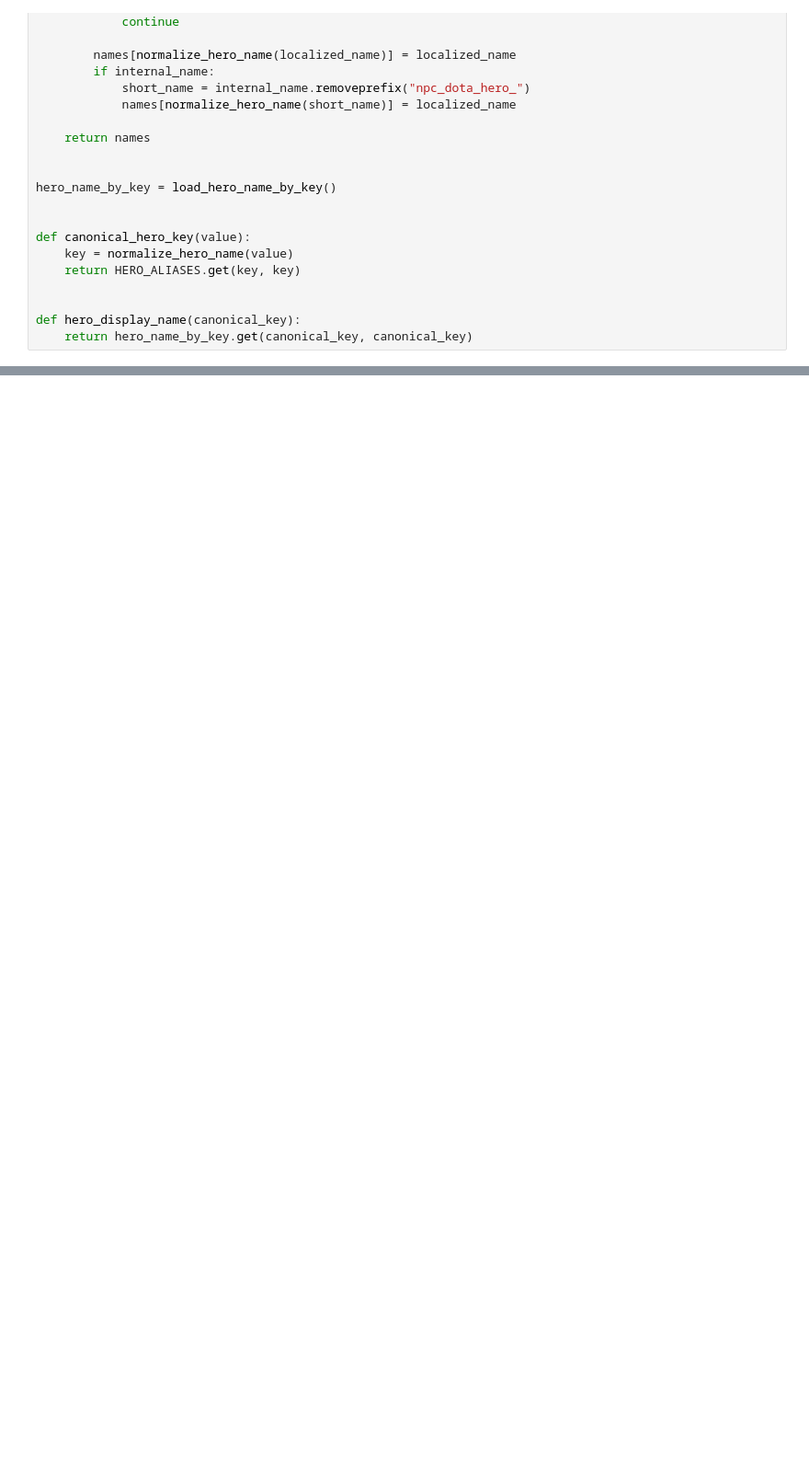
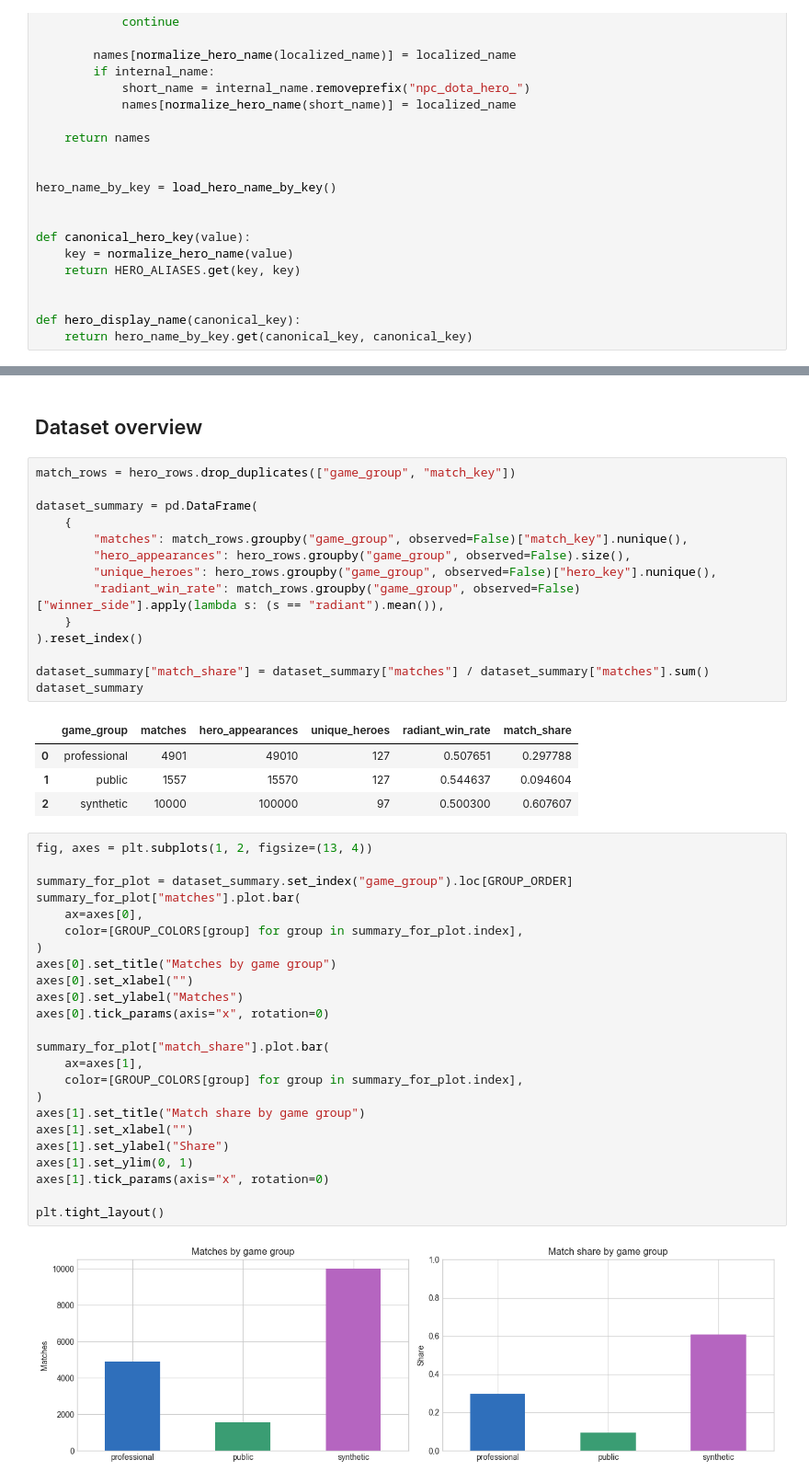
Before and after one commit to alwaysmeow/dota-predictor, a Jupyter notebook: notebooks/dataset_analysis.ipynb, the cells around one changed output, grey strips where cells are left out. Shown at 92% size. Drawn from its saved outputs; the diff is of its cells as text; blank space fills up the shorter version.

Commit message:
refactor: dataset analysis rework

```diff
--- a/notebooks/dataset_analysis.ipynb
+++ b/notebooks/dataset_analysis.ipynb
@@ -284,0 +103,47 @@ plt.tight_layout()
+# %% [markdown]
+## Dataset overview
+# %%
+match_rows = hero_rows.drop_duplicates(["game_group", "match_key"])
+
+dataset_summary = pd.DataFrame(
+    {
+        "matches": match_rows.groupby("game_group", observed=False)["match_key"].nunique(),
+        "hero_appearances": hero_rows.groupby("game_group", observed=False).size(),
+        "unique_heroes": hero_rows.groupby("game_group", observed=False)["hero_key"].nunique(),
+        "radiant_win_rate": match_rows.groupby("game_group", observed=False)["winner_side"].apply(lambda s: (s == "radiant").mean()),
+    }
+).reset_index()
+
+dataset_summary["match_share"] = dataset_summary["matches"] / dataset_summary["matches"].sum()
+dataset_summary
+# %% [output]
+|  | game_group | matches | hero_appearances | unique_heroes | radiant_win_rate | match_share |
+| 0 | professional | 4901 | 49010 | 127 | 0.507651 | 0.297788 |
+| 1 | public | 1557 | 15570 | 127 | 0.544637 | 0.094604 |
+| 2 | synthetic | 10000 | 100000 | 97 | 0.500300 | 0.607607 |
+# %%
+fig, axes = plt.subplots(1, 2, figsize=(13, 4))
+
+summary_for_plot = dataset_summary.set_index("game_group").loc[GROUP_ORDER]
+summary_for_plot["matches"].plot.bar(
+    ax=axes[0],
+    color=[GROUP_COLORS[group] for group in summary_for_plot.index],
+)
+axes[0].set_title("Matches by game group")
+axes[0].set_xlabel("")
+axes[0].set_ylabel("Matches")
+axes[0].tick_params(axis="x", rotation=0)
+
+summary_for_plot["match_share"].plot.bar(
+    ax=axes[1],
+    color=[GROUP_COLORS[group] for group in summary_for_plot.index],
+)
+axes[1].set_title("Match share by game group")
+axes[1].set_xlabel("")
+axes[1].set_ylabel("Share")
+axes[1].set_ylim(0, 1)
+axes[1].tick_params(axis="x", rotation=0)
+
+plt.tight_layout()
+# %% [output]
+[figure, added]
```
Also changed, not shown: parts of 48 cells of this notebook, 4 other files.
